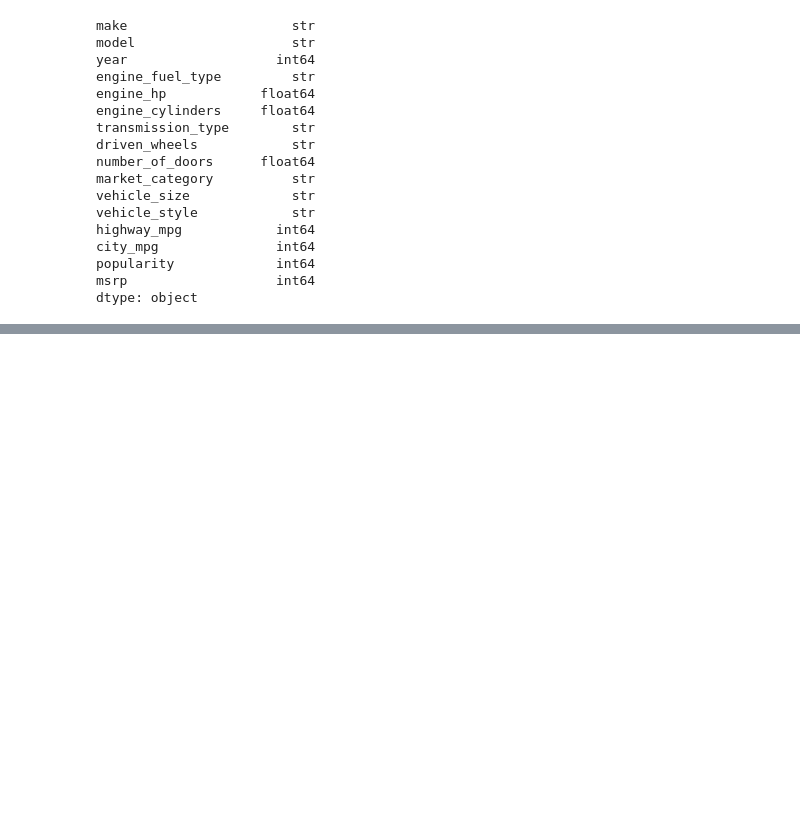
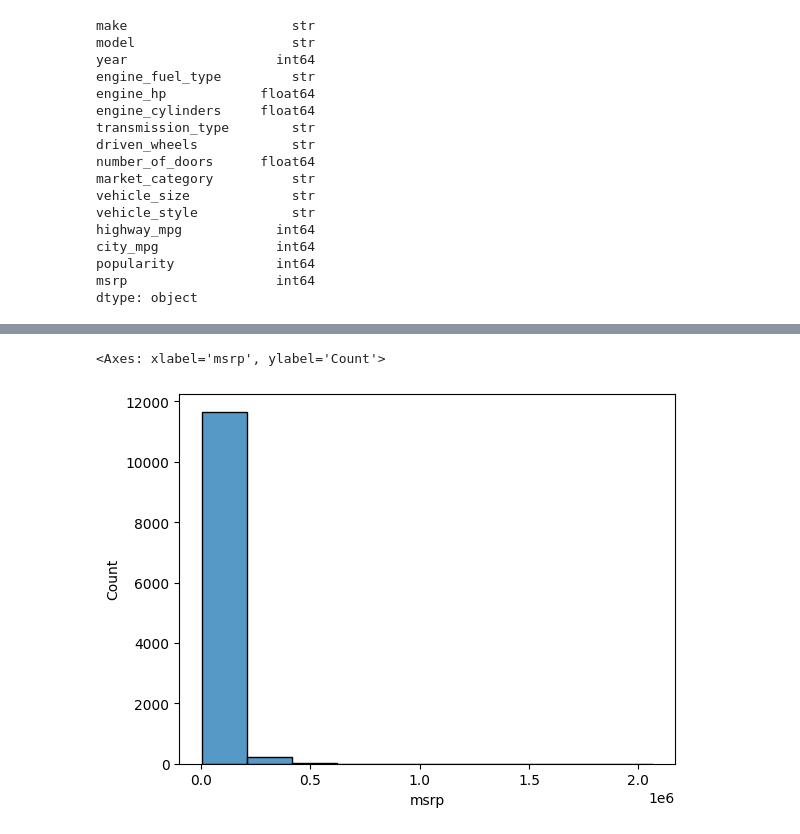
Before and after one commit to galatorresrovelo/machine-learning-zoomcamp-homework, a Jupyter notebook: 2.0 - CarPrice/Price_Prediction.ipynb, the cells around one changed output, grey strips where cells are left out. Cells and saved outputs as stored; diff of their text form; code cells hidden in the pictures; blank space fills up the shorter version.

```diff
--- a/2.0 - CarPrice/Price_Prediction.ipynb
+++ b/2.0 - CarPrice/Price_Prediction.ipynb
@@ -215,0 +345,5 @@ dtype: object
+# %%
+sns.histplot(df.msrp, bins=10)
+# %% [output]
+<Axes: xlabel='msrp', ylabel='Count'>
+[figure, added]
```
Also changed, not shown: parts of 168 cells of this notebook, 7 other files.
